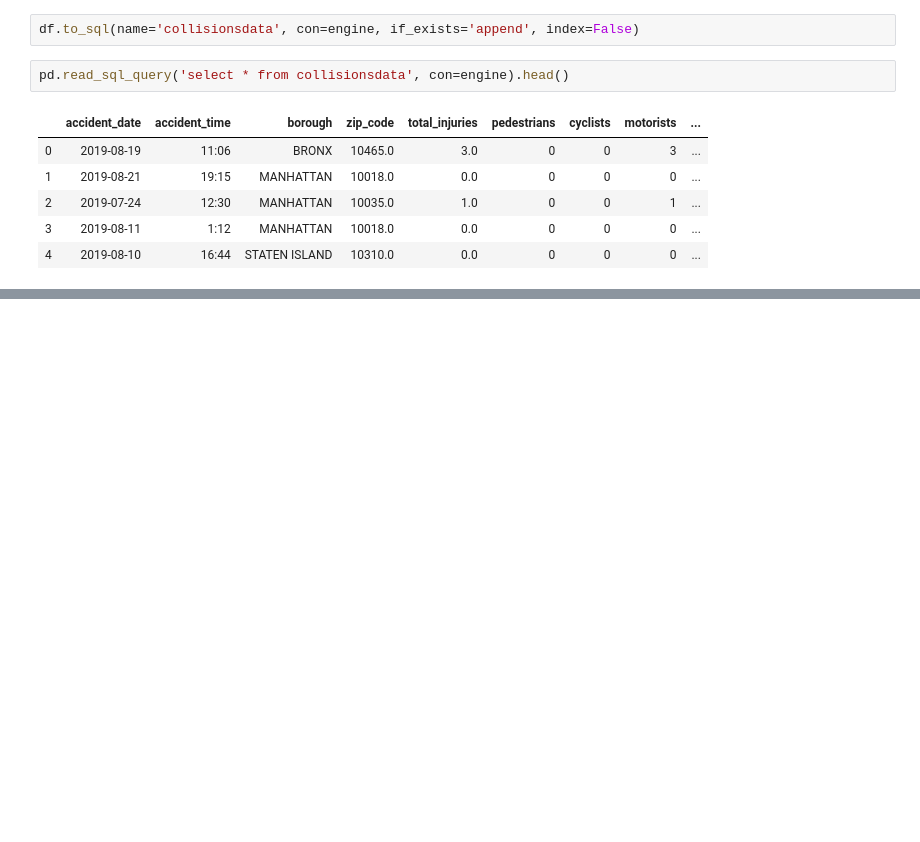
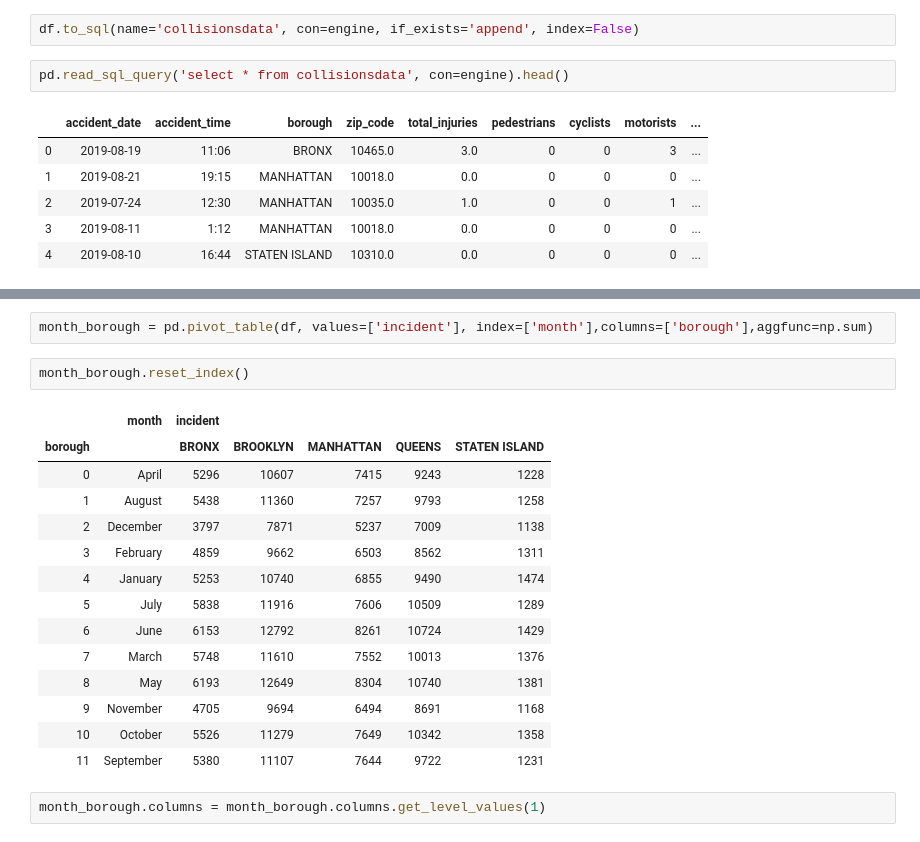
Before and after one commit to azbir3/Project_3_Visualization, a Jupyter notebook: project3data.ipynb, the cells around one changed output, grey strips where cells are left out. Saved outputs shown, nothing was run; the diff lists cells and outputs as text; blank space fills up the shorter version.

```diff
--- a/project3data.ipynb
+++ b/project3data.ipynb
@@ -381,0 +469,21 @@ pd.read_sql_query('select * from collisionsdata', con=engine).head()
+# %%
+month_borough = pd.pivot_table(df, values=['incident'], index=['month'],columns=['borough'],aggfunc=np.sum)
+# %%
+month_borough.reset_index()
+# %% [output]
+|  | month | incident |  |  |  |  |
+| borough |  | BRONX | BROOKLYN | MANHATTAN | QUEENS | STATEN ISLAND |
+| 0 | April | 5296 | 10607 | 7415 | 9243 | 1228 |
+| 1 | August | 5438 | 11360 | 7257 | 9793 | 1258 |
+| 2 | December | 3797 | 7871 | 5237 | 7009 | 1138 |
+| 3 | February | 4859 | 9662 | 6503 | 8562 | 1311 |
+| 4 | January | 5253 | 10740 | 6855 | 9490 | 1474 |
+| 5 | July | 5838 | 11916 | 7606 | 10509 | 1289 |
+| 6 | June | 6153 | 12792 | 8261 | 10724 | 1429 |
+| 7 | March | 5748 | 11610 | 7552 | 10013 | 1376 |
+| 8 | May | 6193 | 12649 | 8304 | 10740 | 1381 |
+| 9 | November | 4705 | 9694 | 6494 | 8691 | 1168 |
+| 10 | October | 5526 | 11279 | 7649 | 10342 | 1358 |
+| 11 | September | 5380 | 11107 | 7644 | 9722 | 1231 |
+# %%
+month_borough.columns = month_borough.columns.get_level_values(1)
```
Also changed, not shown: parts of 43 cells of this notebook.
